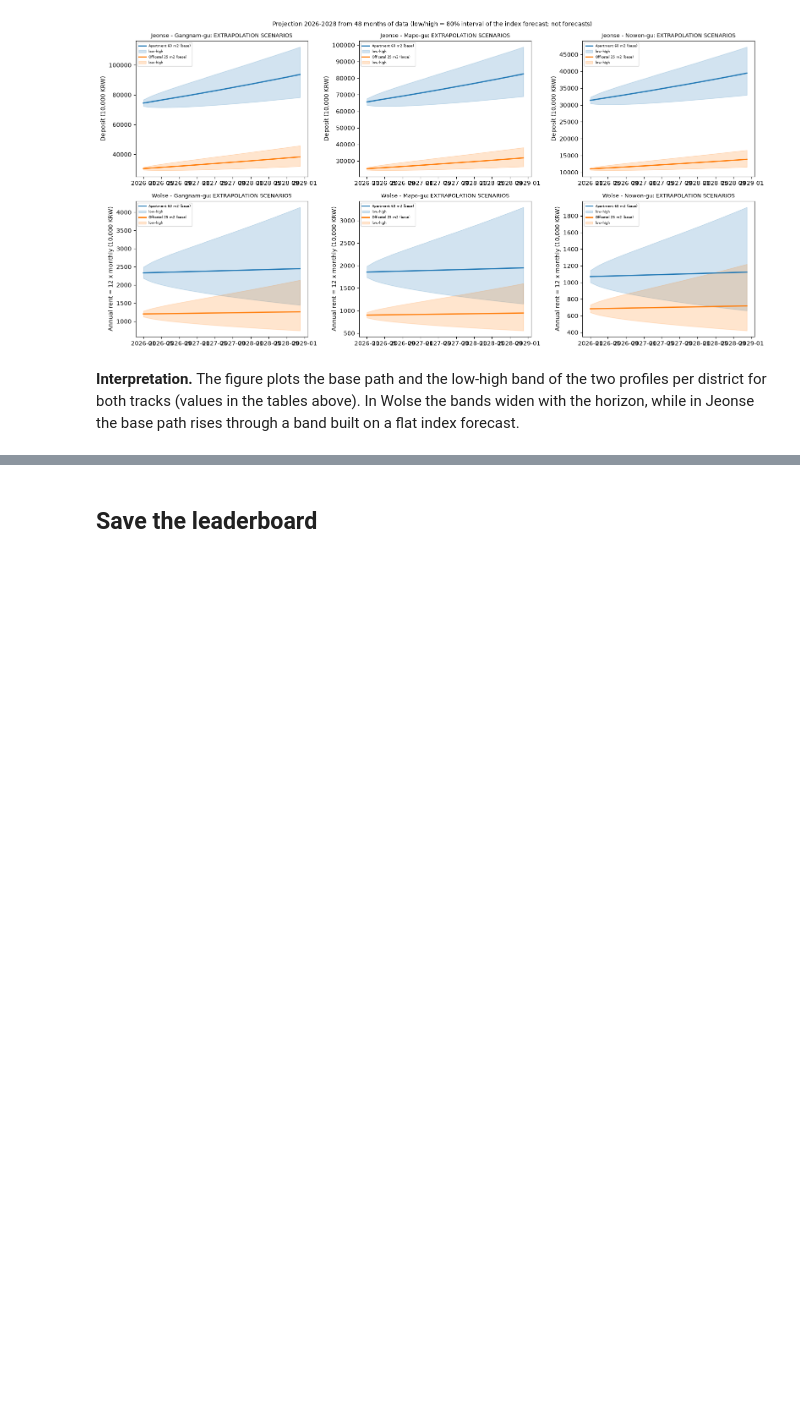
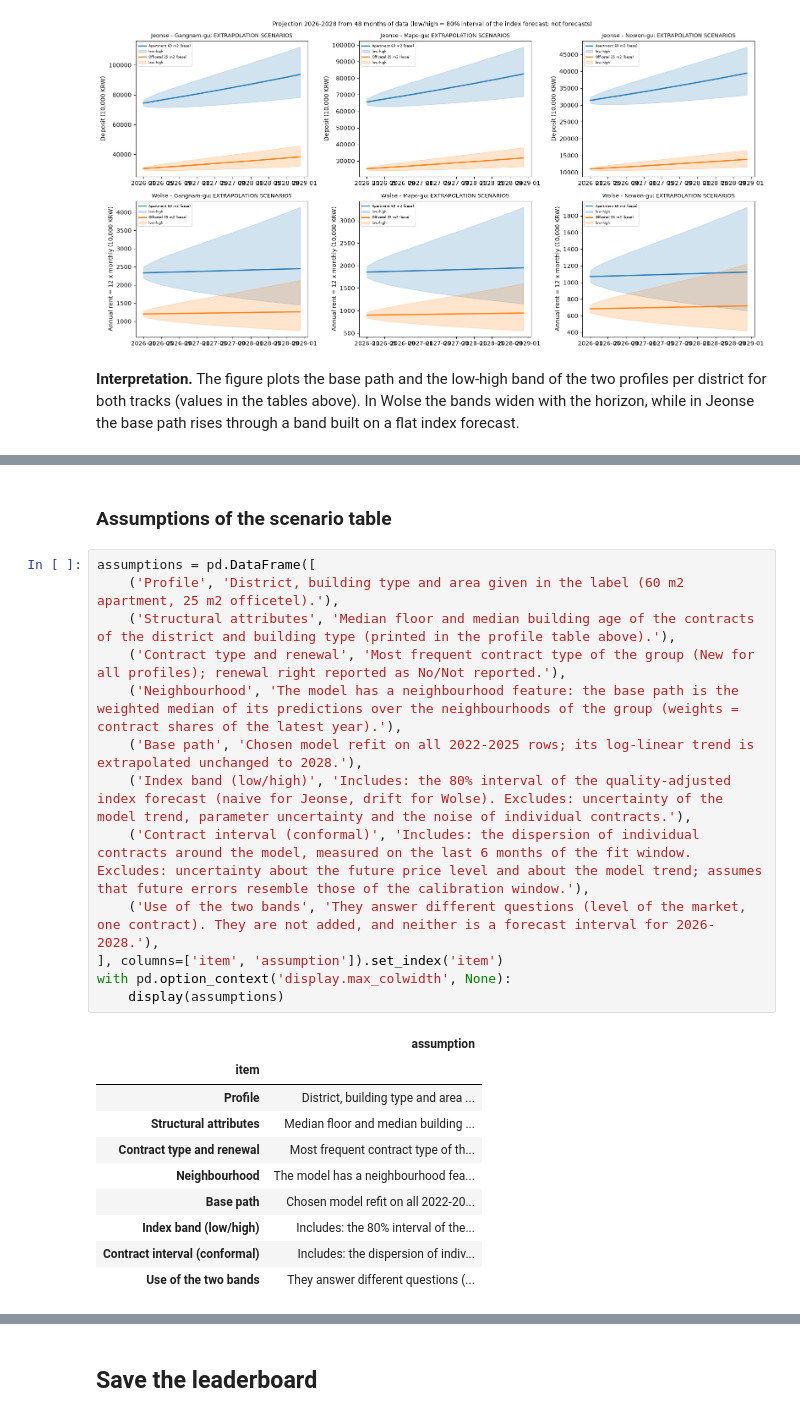
Before and after one commit to moliiner/rent_analysis_seoul, a Jupyter notebook: notebooks/09_model_comparison_projection.ipynb, the cells around one changed output, grey strips where cells are left out. Cells and saved outputs as stored; diff of their text form; blank space fills up the shorter version.

```diff
--- a/notebooks/09_model_comparison_projection.ipynb
+++ b/notebooks/09_model_comparison_projection.ipynb
@@ -601,0 +661,26 @@ plt.tight_layout(); plt.savefig(config.FIGURES_DIR / '09_projection_scenarios.pn
+# %% [markdown]
+### Assumptions of the scenario table
+# %%
+assumptions = pd.DataFrame([
+    ('Profile', 'District, building type and area given in the label (60 m2 apartment, 25 m2 officetel).'),
+    ('Structural attributes', 'Median floor and median building age of the contracts of the district and building type (printed in the profile table above).'),
+    ('Contract type and renewal', 'Most frequent contract type of the group (New for all profiles); renewal right reported as No/Not reported.'),
+    ('Neighbourhood', 'The model has a neighbourhood feature: the base path is the weighted median of its predictions over the neighbourhoods of the group (weights = contract shares of the latest year).'),
+    ('Base path', 'Chosen model refit on all 2022-2025 rows; its log-linear trend is extrapolated unchanged to 2028.'),
+    ('Index band (low/high)', 'Includes: the 80% interval of the quality-adjusted index forecast (naive for Jeonse, drift for Wolse). Excludes: uncertainty of the model trend, parameter uncertainty and the noise of individual contracts.'),
+    ('Contract interval (conformal)', 'Includes: the dispersion of individual contracts around the model, measured on the last 6 months of the fit window. Excludes: uncertainty about the future price level and about the model trend; assumes that future errors resemble those of the calibration window.'),
+    ('Use of the two bands', 'They answer different questions (level of the market, one contract). They are not added, and neither is a forecast interval for 2026-2028.'),
+], columns=['item', 'assumption']).set_index('item')
+with pd.option_context('display.max_colwidth', None):
+    display(assumptions)
+# %% [output]
+|  | assumption |
+| item |  |
+| Profile | District, building type and area ... |
+| Structural attributes | Median floor and median building ... |
+| Contract type and renewal | Most frequent contract type of th... |
+| Neighbourhood | The model has a neighbourhood fea... |
+| Base path | Chosen model refit on all 2022-20... |
+| Index band (low/high) | Includes: the 80% interval of the... |
+| Contract interval (conformal) | Includes: the dispersion of indiv... |
+| Use of the two bands | They answer different questions (... |
```
Also changed, not shown: parts of 4 cells of this notebook, 13 other files.
